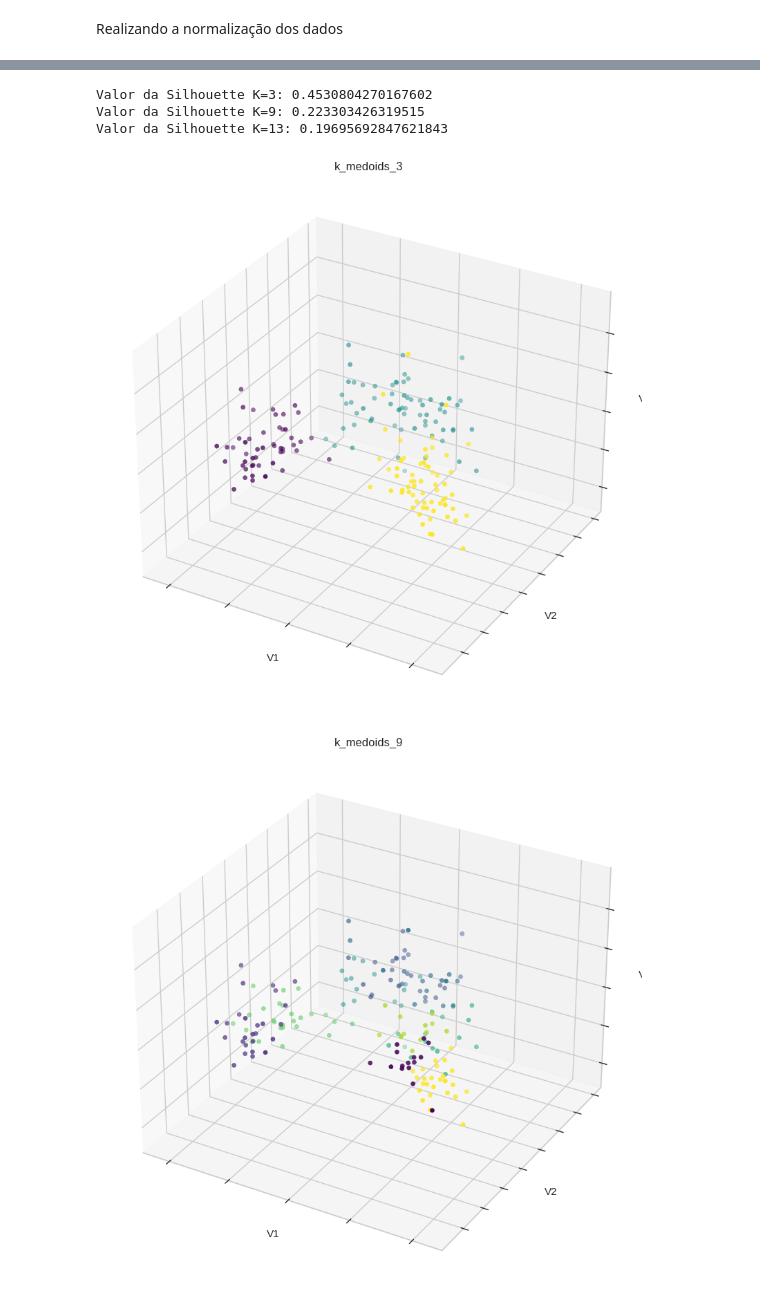
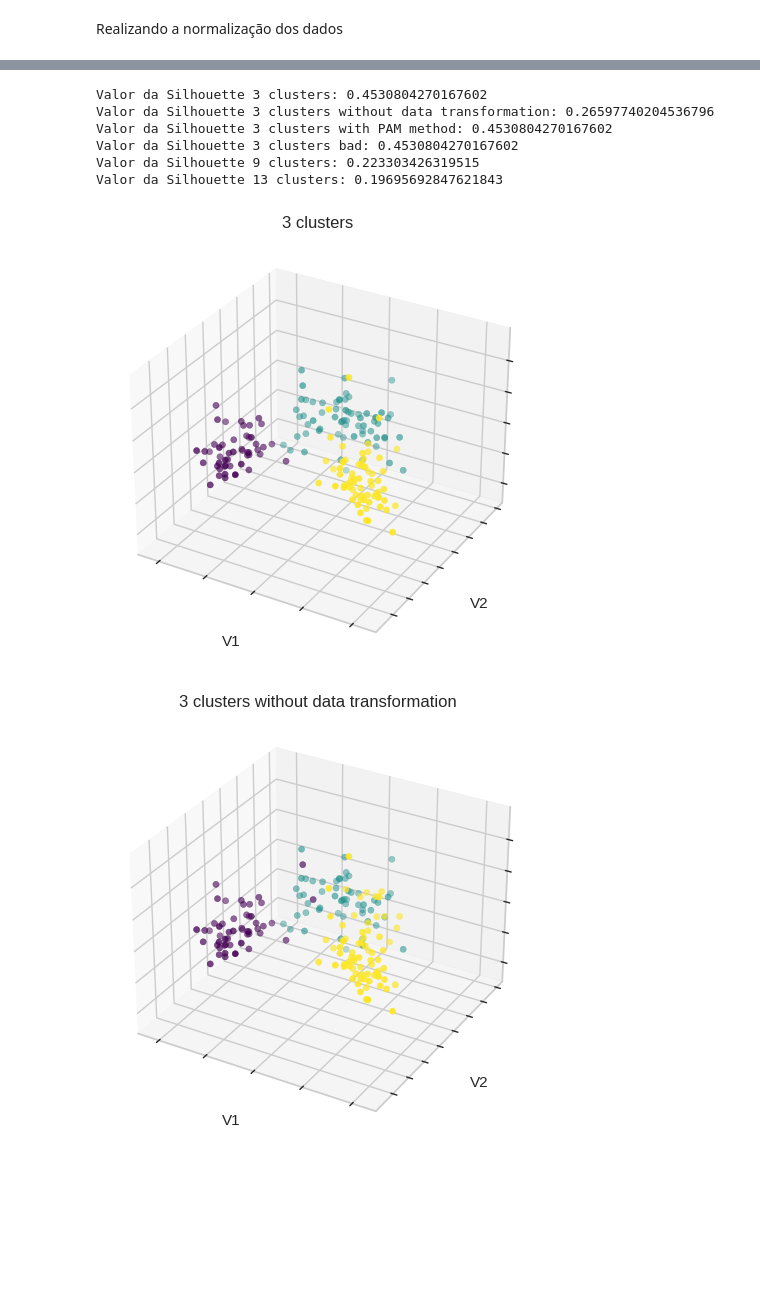
Before and after one commit to GuilhermeMaciel75/Projeto_Clustering, a Jupyter notebook: K_medoids.ipynb, the cells around one changed output, grey strips where cells are left out. Saved outputs shown, nothing was run; the diff lists cells and outputs as text; code cells hidden in the pictures; blank space fills up the shorter version.

```diff
--- a/K_medoids.ipynb
+++ b/K_medoids.ipynb
@@ -72,43 +72,41 @@ Para isso, utilizaremos 3 valores para k. O primeiro será o 3 (valor ótimo enc
-# %%
-testValues = [3, 9, 13]
-
-for x in testValues:
-  kmedoids = KMedoids(n_clusters=x).fit(df_normalized)
-  labels = kmedoids.labels_
-
-  print(f'Valor da Silhouette K={x}: {metrics.silhouette_score(df_normalized, labels)}')
-# %% [output]
-Valor da Silhouette K=3: 0.4530804270167602
-Valor da Silhouette K=9: 0.223303426319515
-Valor da Silhouette K=13: 0.19695692847621843
 # %%
 estimators = [
-    ("k_medoids_3", KMedoids(n_clusters=3)),
-    ("k_medoids_9", KMedoids(n_clusters=9)),
-    ("k_medoids_13_bad_init", KMedoids(n_clusters=13, random_state=1)),
+    ("3 clusters", KMedoids(n_clusters=3), df_normalized),
+    ("3 clusters without data transformation", KMedoids(n_clusters=3), X),
+    ("3 clusters with PAM method", KMedoids(n_clusters=3, method='pam'), df_normalized),
+    ("3 clusters bad", KMedoids(n_clusters=3, random_state=1, init= 'random'), df_normalized),
+    ("9 clusters", KMedoids(n_clusters=9), df_normalized),
+    ("13 clusters", KMedoids(n_clusters=13), df_normalized)
 ]
 
 fignum = 1
-titles = ["3 clusters", "9 clusters", "13 clusters, bad initialization"]
+for name, model, data in estimators:
+  #Calcul Sillhoutte
+  kmedoids = model.fit(data)
+  labels = kmedoids.labels_
+  print(f'Valor da Silhouette {name}: {metrics.silhouette_score(data, labels)}')
 
-for name, est in estimators:
-    fig = plt.figure(figsize=(10,10))
-    plt.get_cmap('tab10')
-    ax = fig.add_subplot(111, projection='3d')
-    est.fit(df_normalized)
-    labels = est.labels_
-    ax.scatter(df_normalized[0], df_normalized[1], df_normalized[2],c=labels, cmap="viridis")
-    ax.xaxis.set_ticklabels([])
-    ax.yaxis.set_ticklabels([])
-    ax.zaxis.set_ticklabels([])
-    ax.set_xlabel("V1")
-    ax.set_ylabel("V2")
-    ax.set_zlabel("V3")
-    ax.set_title(name)
+  #Plot Graph
+  fig = plt.figure()
+  ax = fig.add_subplot(111, projection='3d')
+  ax.scatter(df_normalized[0], df_normalized[1], df_normalized[2],c=labels, cmap="viridis")
+  ax.xaxis.set_ticklabels([])
+  ax.yaxis.set_ticklabels([])
+  ax.zaxis.set_ticklabels([])
+  ax.set_xlabel("V1")
+  ax.set_ylabel("V2")
+  ax.set_zlabel("V3")
+  ax.set_title(name)
 
-    fignum = fignum + 1
+  fignum = fignum + 1
 
 plt.show()
 # %% [output]
+Valor da Silhouette 3 clusters: 0.4530804270167602
+Valor da Silhouette 3 clusters without data transformation: 0.26597740204536796
+Valor da Silhouette 3 clusters with PAM method: 0.4530804270167602
+Valor da Silhouette 3 clusters bad: 0.4530804270167602
+Valor da Silhouette 9 clusters: 0.223303426319515
+Valor da Silhouette 13 clusters: 0.19695692847621843
-[figure, old version]
+[figure, new version]
-[figure, old version]
+[figure, new version]
```
Also changed, not shown: parts of 8 cells of this notebook.
